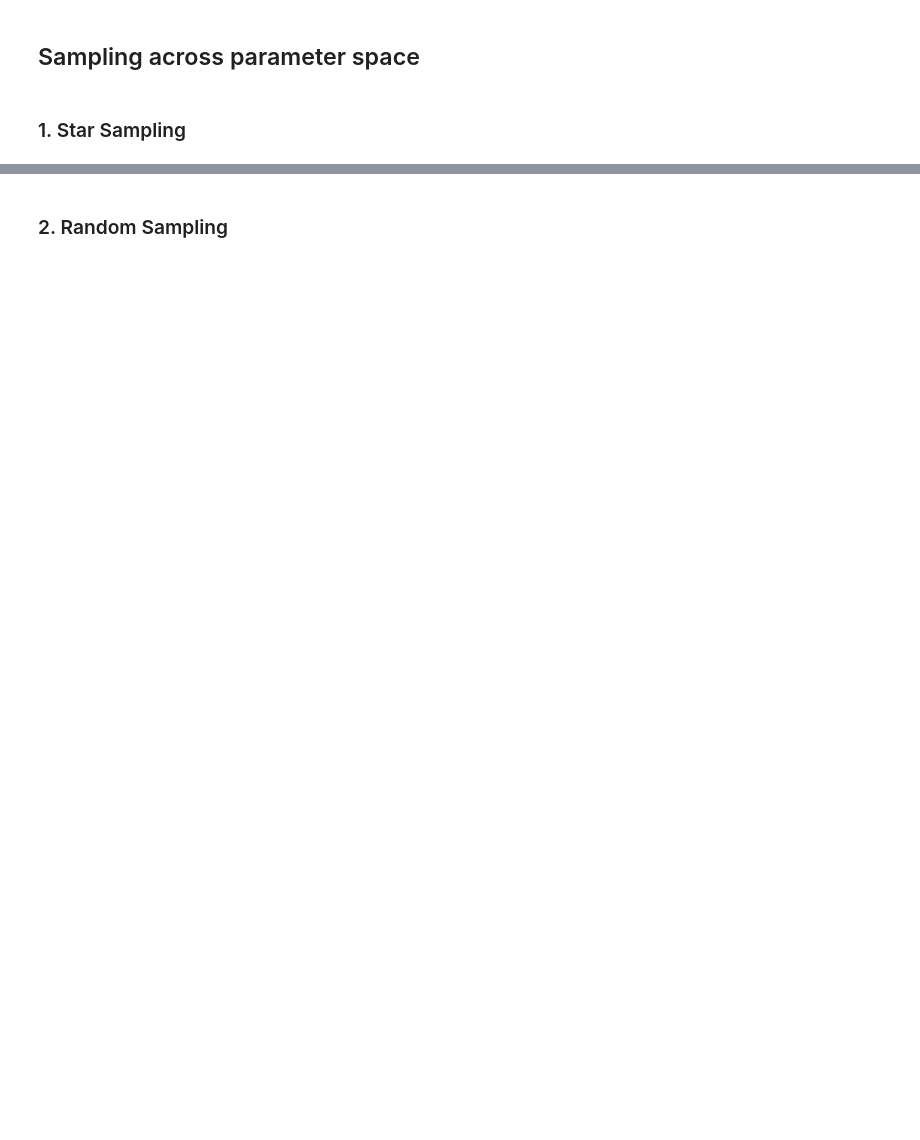
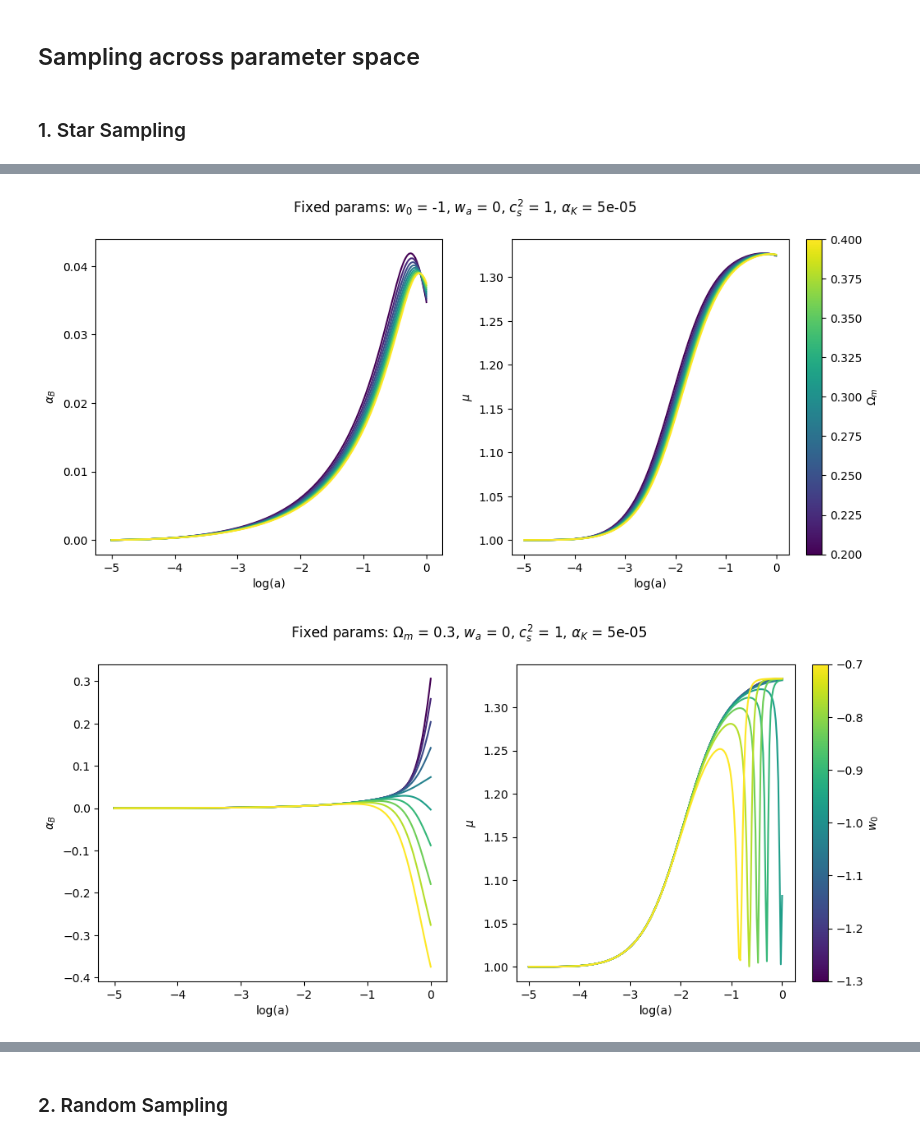
Before and after one commit to joaoreboucas1/cs2-project, a Jupyter notebook: analysis/cs2_alpha_b.ipynb, the cells around one changed output, grey strips where cells are left out. Drawn from its saved outputs; the diff is of its cells as text; code cells hidden in the pictures; blank space fills up the shorter version.

```diff
--- a/analysis/cs2_alpha_b.ipynb
+++ b/analysis/cs2_alpha_b.ipynb
@@ -192,0 +205,61 @@ Error for params {'omega_m': 0.3, 'w0': -1, 'wa': 0, 'cs2': np.float64(2.0), 'al
+# %%
+reference_cosmo = {
+    "omega_m": 0.3,
+    "w0": -1,
+    "wa": 0,
+    "cs2": 1,
+    "alpha_K": 5e-5,
+    # "alpha_B_init": 0
+}
+
+grids = {
+    "omega_m": np.linspace(0.2, 0.4, 10),
+    "w0"     : np.linspace(-1.3, -0.7, 10),
+    "wa"     : np.linspace(-2, 2, 10),
+    "cs2"    : np.linspace(0, 2, 10),
+    "alpha_K": np.linspace(0, 1e-4, 10),  # NOTE:
+    # "alpha_B_init": np.linspace(-1, 1, 10), # NOTE: solution converges to attractor quickly
+}
+
+param_name_latex = {
+    "omega_m": "$\\Omega_m$",
+    "w0"     : "$w_0$",
+    "wa"     : "$w_a$",
+    "cs2"    : "$c_s^2$",
+    "alpha_K": "$\\alpha_K$",
+}
+
+cmap = plt.get_cmap('viridis')
+
+for param_name in grids.keys():
+    fig, axs = plt.subplots(1, 2, figsize=(12, 5))
+    params = reference_cosmo.copy()
+    norm = mpl.colors.Normalize(vmin=grids[param_name][0], vmax=grids[param_name][-1])
+    for param_value in grids[param_name]:
+        params[param_name] = param_value
+        loga, alpha_B, mu = solve_alpha_B(**params, method="euler")
+        if np.any(alpha_B > 10) or np.any(alpha_B < -10):
+            print(f"Error for params {params}")
+            continue
+        color = cmap(norm(param_value))
+        axs[0].plot(loga, alpha_B, color=color)
+        axs[1].plot(loga, mu, color=color)
+    for ax in axs:
+        ax.set_xlabel("log(a)")
+    axs[0].set_ylabel("$\\alpha_B$")
+    axs[1].set_ylabel("$\\mu$")
+
+    del params[param_name]
+    title = ", ".join([" = ".join((param_name_latex[name], f"{value}")) for (name, value) in params.items()])
+    fig.suptitle(f"Fixed params: {title}")
+
+    # Create a ScalarMappable for the colorbar (no data required)
+    sm = mpl.cm.ScalarMappable(cmap=cmap, norm=norm)
+    sm.set_array([])  # for colorbar compatibility
+
+    cbar = fig.colorbar(sm, ax=ax)
+    cbar.set_label(param_name_latex[param_name])
+    plt.savefig(f"plots/alpha_B_solutions/{param_name}_scan_low_alpha_K.pdf")
+# %% [output]
+[figure, added]
+[figure, added]
```
Also changed, not shown: parts of 6 cells of this notebook, 12 other files.
